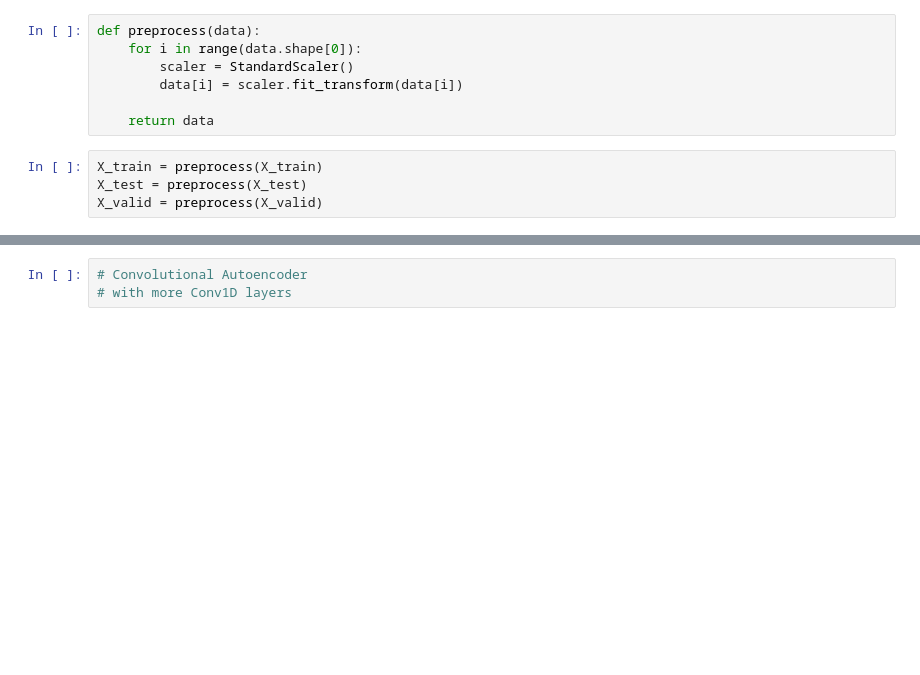
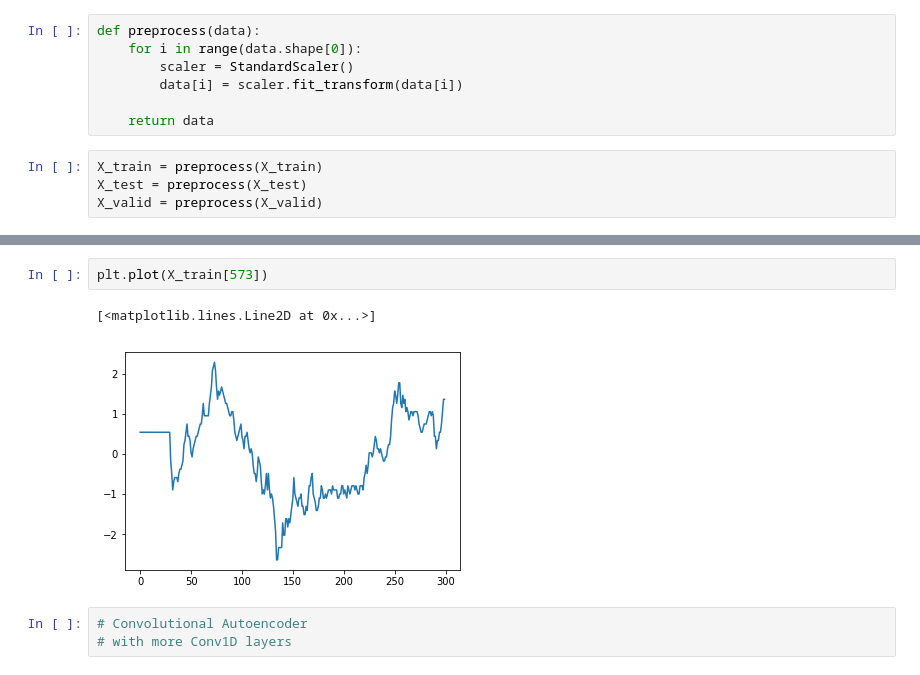
Before and after one commit to seanahmad/Autoencoder, a Jupyter notebook: ConvAuto/Conv1DAuto_alter.ipynb, the cells around one changed output, grey strips where cells are left out. Drawn from its saved outputs; the diff is of its cells as text; blank space fills up the shorter version.

```diff
--- a/ConvAuto/Conv1DAuto_alter.ipynb
+++ b/ConvAuto/Conv1DAuto_alter.ipynb
@@ -106,3 +107,8 @@ plt.plot(X_train[100])
+# %%
+plt.plot(X_train[573])
+# %% [output]
+[<matplotlib.lines.Line2D at 0x...>]
+[figure, added]
 # %%
 # Convolutional Autoencoder
 # with more Conv1D layers
```
Also changed, not shown: parts of 25 cells of this notebook, 2 other files.
